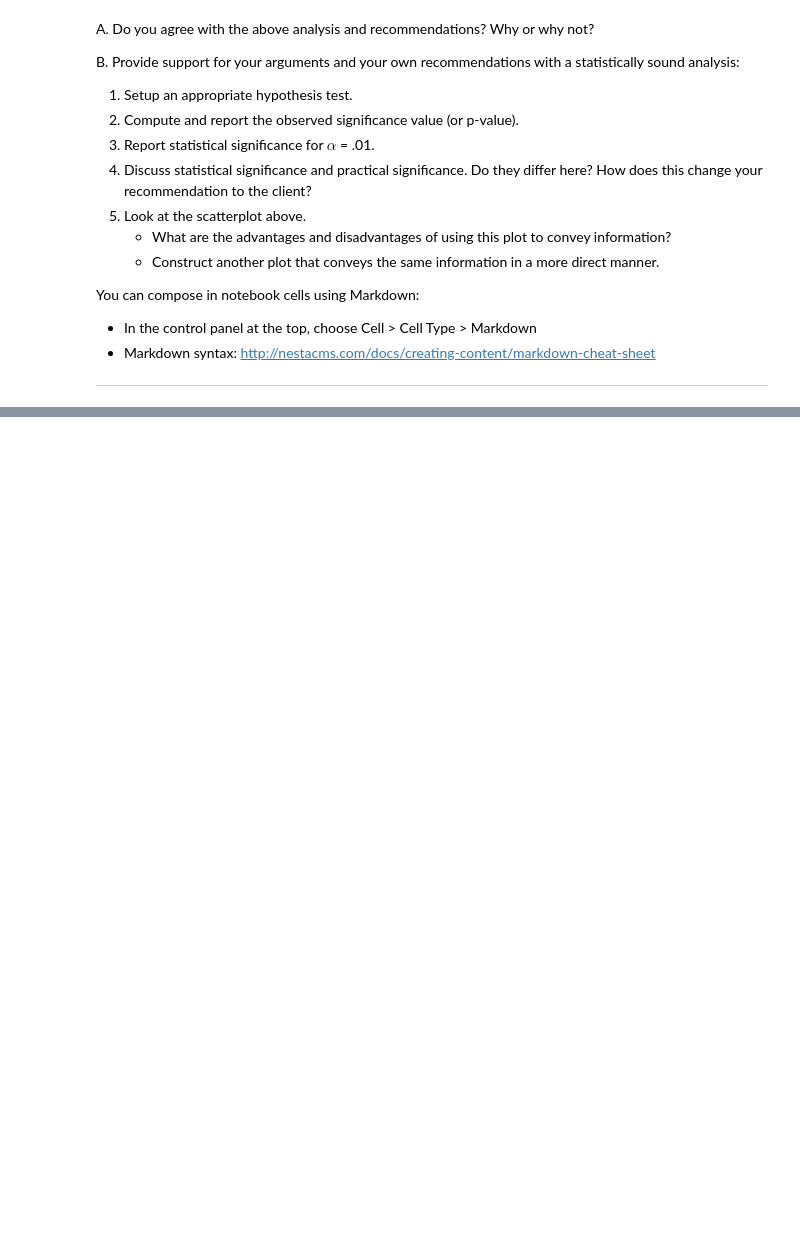
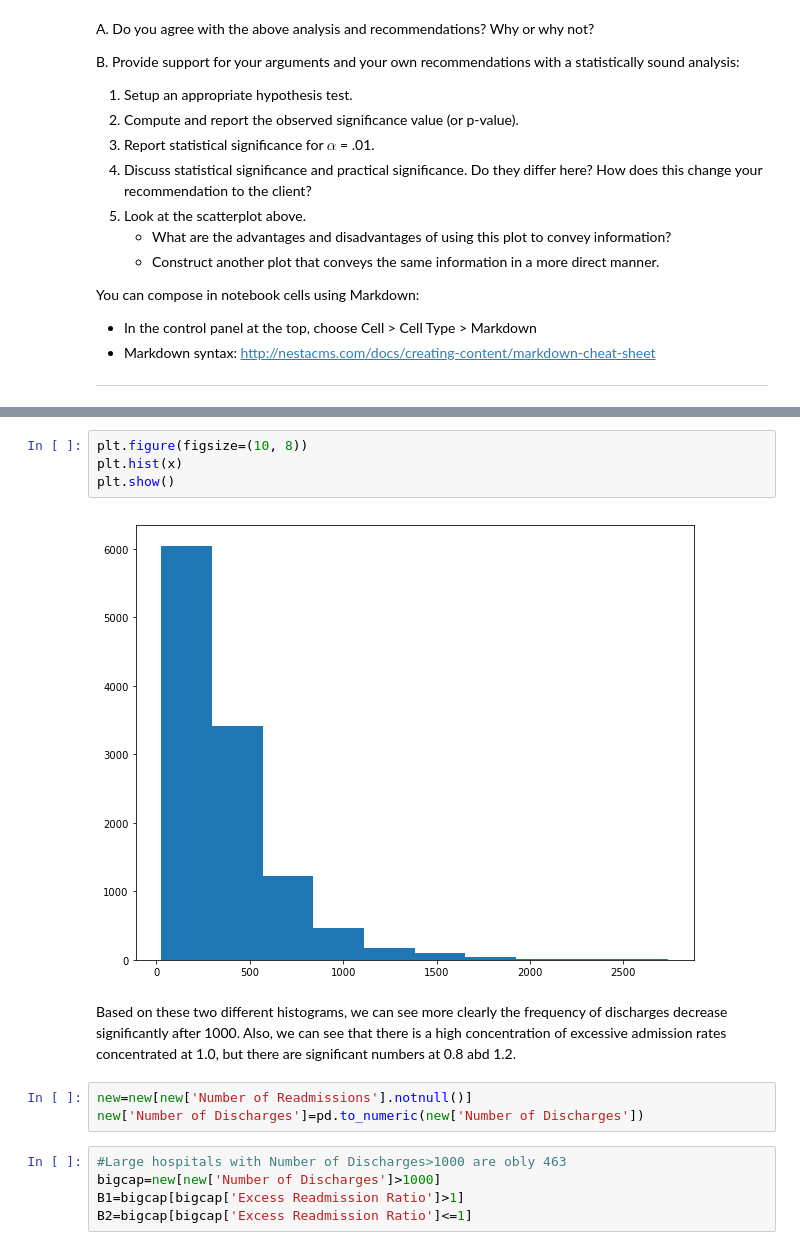
Before and after one commit to zbiswas3/Datascience-Projects, a Jupyter notebook: Inferential Statistics Projects in Python/Hospital Readmission Analysis/sliderule_dsi_inferential_statistics_exercise_3.ipynb, the cells around one changed output, grey strips where cells are left out. Cells and saved outputs as stored; diff of their text form; blank space fills up the shorter version.

```diff
--- a/Inferential Statistics Projects in Python/Hospital Readmission Analysis/sliderule_dsi_inferential_statistics_exercise_3.ipynb
+++ b/Inferential Statistics Projects in Python/Hospital Readmission Analysis/sliderule_dsi_inferential_statistics_exercise_3.ipynb
@@ -124,0 +269,18 @@ I do not agree with the above analysis.
+# %%
+plt.figure(figsize=(10, 8))
+plt.hist(x)
+plt.show()
+# %% [output]
+[figure, added]
+# %% [markdown]
+Based on these two different histograms, we can see more clearly the frequency of discharges decrease significantly
+after 1000. Also, we can see that there is a high concentration of excessive admission rates concentrated at 1.0,
+but there are significant numbers at 0.8 abd 1.2.
+# %%
+new=new[new['Number of Readmissions'].notnull()]
+new['Number of Discharges']=pd.to_numeric(new['Number of Discharges'])
+# %%
+#Large hospitals with Number of Discharges>1000 are obly 463
+bigcap=new[new['Number of Discharges']>1000]
+B1=bigcap[bigcap['Excess Readmission Ratio']>1]
+B2=bigcap[bigcap['Excess Readmission Ratio']<=1]
```
Also changed, not shown: parts of 19 cells of this notebook, 6 other files.
